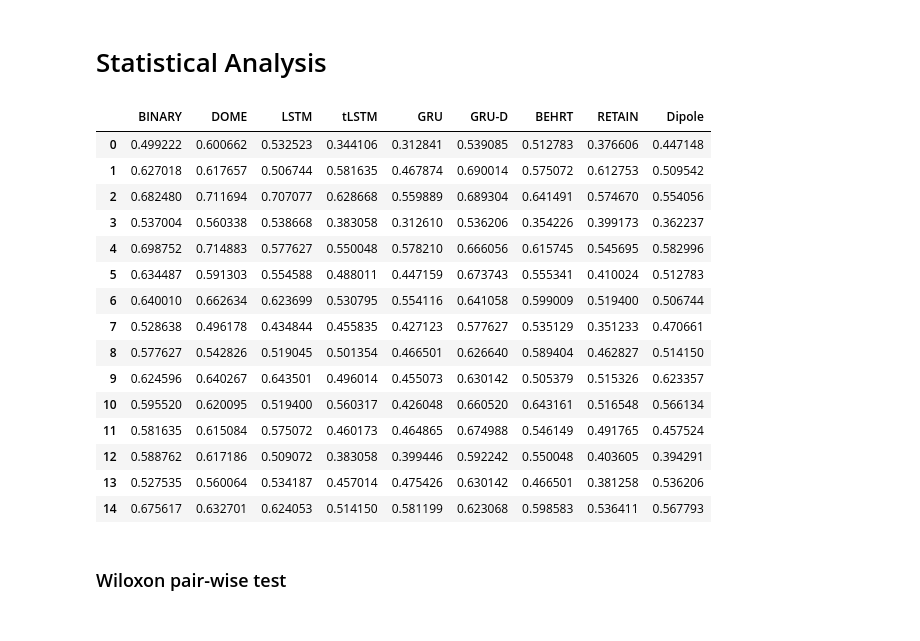
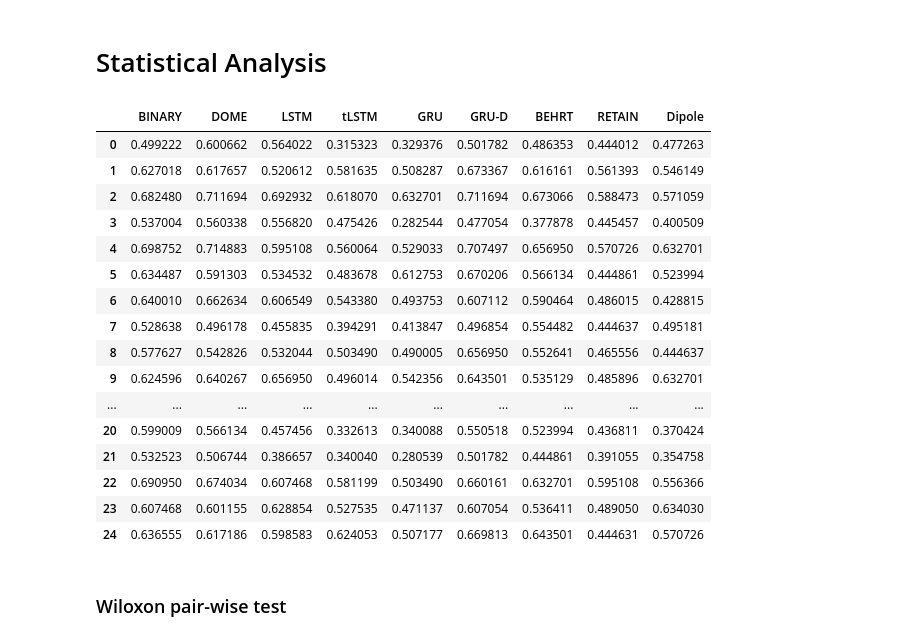
Before and after one commit to giordamaug/Embed_Clinical_Sequences_Asplenic, a Jupyter notebook: notebook.ipynb, the cells around one changed output. Drawn from its saved outputs; the diff is of its cells as text; code cells hidden in the pictures.

```diff
--- a/notebook.ipynb
+++ b/notebook.ipynb
@@ -51,14 +51,15 @@ df = pd.read_json(f"data/dataset_EN.json").set_index("id")
 groupname = "ALL"
 selected_ids = pd.read_csv(f"config/{groupname}_index.csv", header=None).values.ravel()
 results_dir = "results"   # in "results_rev2" you find paper's results
-niter = 1
+niter = 2
 num_epochs = 10
 batch_size = 32
 embedding_dim = 64
 hidden_dim = 128
 seed = 42
 enable_plot = True
-methods=['BINARY', 'DOME', 'LSTM', 'tLSTM', 'GRU', 'GRU-D', 'BEHRT', 'RETAIN', 'Dipole']
+methods=['STATIC', 'BINARY', 'DOME', 'LSTM', 'tLSTM', 'GRU', 'GRU-D', 'BEHRT', 'RETAIN', 'Dipole']
+methods=['LSTM', 'GRU', 'Dipole']
 dataset = df.loc[selected_ids]
 dataset
 # %% [output]
@@ -358,31 +357,22 @@ ValueError: All arrays must be of the same length
 ## Iterated CV (Validation)
 # %%
 from cv_folding import lgbm_cv
-cols = ["AUC mean","AUC std","F1 mean","F1 std","Prec mean","Prec std","Recall mean","Recall std","MCC mean","MCC std","Acc mean","Acc std","CM"]
-dtypes = {"AUC mean": "float64", "AUC std": "float64","F1 mean": "float64","F1 std": "float64","Prec mean": "float64","Prec std": "float64","Recall mean": "float64","Recall std": "float64","MCC mean": "float64","MCC std": "float64","Acc mean": "float64","Acc std": "float64", "CM": "string"}
+import pickle
 # Pre-allocate empty DataFrame with correct dtypes
-results_df = pd.DataFrame({c: pd.Series(dtype=dt) for c, dt in dtypes.items()},columns=cols)
+results_df = pd.DataFrame()
 rawcols = ['AUC', 'F1', 'Prec', 'Recall', 'MCC', 'Acc', 'Brier', 'CM', 'y_true_oof', 'y_pred_oof', 'y_prob_oof', 'calibration_prob_pred', 'calibration_prob_true']
-res = {met: {m: [] for m in ['STATIC'] + methods} for met in rawcols}
+res = {met: {m: [] for m in methods} for met in rawcols}
 for i in range(int(niter)):
-    set_seed(seed+i)
-    m = "STATIC"
-    results_tmp, model, _,_,_,_, results = lgbm_cv(embedder_configs, y_df, selected_ids, methods=[m],
-                                                  random_state=seed+i, return_metrics=True)
-    for metric in res.keys():
-        if metric in ['CM', 'y_true_oof', 'y_pred_oof', 'y_prob_oof', 'calibration_prob_pred', 'calibration_prob_true']:
-            res[metric][m] += list(list(results[metric].tolist()))
-        else:
-            res[metric][m] += results[metric]
-    results_df = pd.concat([results_df, results_tmp],axis=0)
     for m in methods:
         set_seed(seed+i)
         results_tmp, model, _,_,_,_, results = lgbm_cv(embedder_configs, y_df, selected_ids,
-                                                       methods=["STATIC", m],
+                                                       methods=["STATIC"] if m == 'STATIC' else ["STATIC", m],
                                                        random_state=seed+i, return_metrics=True)
         for metric in res.keys():
             if metric in ['CM', 'y_true_oof', 'y_pred_oof', 'y_prob_oof', 'calibration_prob_pred', 'calibration_prob_true']:
-                res[metric][m] += list(list(results[metric].tolist()))
+                res[metric][m] += [results[metric].tolist()]
+            elif metric == 'Brier':
+                res[metric][m] += [results[metric]]
             else:
                 res[metric][m] += results[metric]
         results_df = pd.concat([results_df, results_tmp],axis=0)
@@ -517,33 +506,34 @@ plt.show()
 # %%
 import pandas as pd
 import itertools
 from scipy.stats import friedmanchisquare, wilcoxon
 import statsmodels.stats.multitest as smm
 
 # ======================
 # LOAD DATA
 # ======================
-with open(f"{results_dir}/rawmeas_{niter}iter_{groupname}{subgroup}.pkl", 'rb') as f:
+with open(f"{results_dir}/rawmeas_5iter_{groupname}{subgroup}.pkl", 'rb') as f:
     ff = pickle.load(f)
 df = pd.DataFrame({m: ff['MCC'][m] for m in methods})
 df
 # %% [output]
 |  | BINARY | DOME | LSTM | tLSTM | GRU | GRU-D | BEHRT | RETAIN | Dipole |
-| 0 | 0.499222 | 0.600662 | 0.532523 | 0.344106 | 0.312841 | 0.539085 | 0.512783 | 0.376606 | 0.447148 |
-| 1 | 0.627018 | 0.617657 | 0.506744 | 0.581635 | 0.467874 | 0.690014 | 0.575072 | 0.612753 | 0.509542 |
-| 2 | 0.682480 | 0.711694 | 0.707077 | 0.628668 | 0.559889 | 0.689304 | 0.641491 | 0.574670 | 0.554056 |
-| 3 | 0.537004 | 0.560338 | 0.538668 | 0.383058 | 0.312610 | 0.536206 | 0.354226 | 0.399173 | 0.362237 |
-| 4 | 0.698752 | 0.714883 | 0.577627 | 0.550048 | 0.578210 | 0.666056 | 0.615745 | 0.545695 | 0.582996 |
-| 5 | 0.634487 | 0.591303 | 0.554588 | 0.488011 | 0.447159 | 0.673743 | 0.555341 | 0.410024 | 0.512783 |
-| 6 | 0.640010 | 0.662634 | 0.623699 | 0.530795 | 0.554116 | 0.641058 | 0.599009 | 0.519400 | 0.506744 |
-| 7 | 0.528638 | 0.496178 | 0.434844 | 0.455835 | 0.427123 | 0.577627 | 0.535129 | 0.351233 | 0.470661 |
-| 8 | 0.577627 | 0.542826 | 0.519045 | 0.501354 | 0.466501 | 0.626640 | 0.589404 | 0.462827 | 0.514150 |
-| 9 | 0.624596 | 0.640267 | 0.643501 | 0.496014 | 0.455073 | 0.630142 | 0.505379 | 0.515326 | 0.623357 |
-| 10 | 0.595520 | 0.620095 | 0.519400 | 0.560317 | 0.426048 | 0.660520 | 0.643161 | 0.516548 | 0.566134 |
-| 11 | 0.581635 | 0.615084 | 0.575072 | 0.460173 | 0.464865 | 0.674988 | 0.546149 | 0.491765 | 0.457524 |
-| 12 | 0.588762 | 0.617186 | 0.509072 | 0.383058 | 0.399446 | 0.592242 | 0.550048 | 0.403605 | 0.394291 |
-| 13 | 0.527535 | 0.560064 | 0.534187 | 0.457014 | 0.475426 | 0.630142 | 0.466501 | 0.381258 | 0.536206 |
-| 14 | 0.675617 | 0.632701 | 0.624053 | 0.514150 | 0.581199 | 0.623068 | 0.598583 | 0.536411 | 0.567793 |
+| 0 | 0.499222 | 0.600662 | 0.564022 | 0.315323 | 0.329376 | 0.501782 | 0.486353 | 0.444012 | 0.477263 |
+| 1 | 0.627018 | 0.617657 | 0.520612 | 0.581635 | 0.508287 | 0.673367 | 0.616161 | 0.561393 | 0.546149 |
+| 2 | 0.682480 | 0.711694 | 0.692932 | 0.618070 | 0.632701 | 0.711694 | 0.673066 | 0.588473 | 0.571059 |
+| 3 | 0.537004 | 0.560338 | 0.556820 | 0.475426 | 0.282544 | 0.477054 | 0.377878 | 0.445457 | 0.400509 |
+| 4 | 0.698752 | 0.714883 | 0.595108 | 0.560064 | 0.529033 | 0.707497 | 0.656950 | 0.570726 | 0.632701 |
+| 5 | 0.634487 | 0.591303 | 0.534532 | 0.483678 | 0.612753 | 0.670206 | 0.566134 | 0.444861 | 0.523994 |
+| 6 | 0.640010 | 0.662634 | 0.606549 | 0.543380 | 0.493753 | 0.607112 | 0.590464 | 0.486015 | 0.428815 |
+| 7 | 0.528638 | 0.496178 | 0.455835 | 0.394291 | 0.413847 | 0.496854 | 0.554482 | 0.444637 | 0.495181 |
+| 8 | 0.577627 | 0.542826 | 0.532044 | 0.503490 | 0.490005 | 0.656950 | 0.552641 | 0.465556 | 0.444637 |
+| 9 | 0.624596 | 0.640267 | 0.656950 | 0.496014 | 0.542356 | 0.643501 | 0.535129 | 0.485896 | 0.632701 |
+| ... | ... | ... | ... | ... | ... | ... | ... | ... | ... |
+| 20 | 0.599009 | 0.566134 | 0.457456 | 0.332613 | 0.340088 | 0.550518 | 0.523994 | 0.436811 | 0.370424 |
+| 21 | 0.532523 | 0.506744 | 0.386657 | 0.340040 | 0.280539 | 0.501782 | 0.444861 | 0.391055 | 0.354758 |
+| 22 | 0.690950 | 0.674034 | 0.607468 | 0.581199 | 0.503490 | 0.660161 | 0.632701 | 0.595108 | 0.556366 |
+| 23 | 0.607468 | 0.601155 | 0.628854 | 0.527535 | 0.471137 | 0.607054 | 0.536411 | 0.489050 | 0.634030 |
+| 24 | 0.636555 | 0.617186 | 0.598583 | 0.624053 | 0.507177 | 0.669813 | 0.643501 | 0.444631 | 0.570726 |
 # %% [markdown]
 ### Wiloxon pair-wise test
 # %%
```
Also changed, not shown: parts of 8 cells of this notebook.
